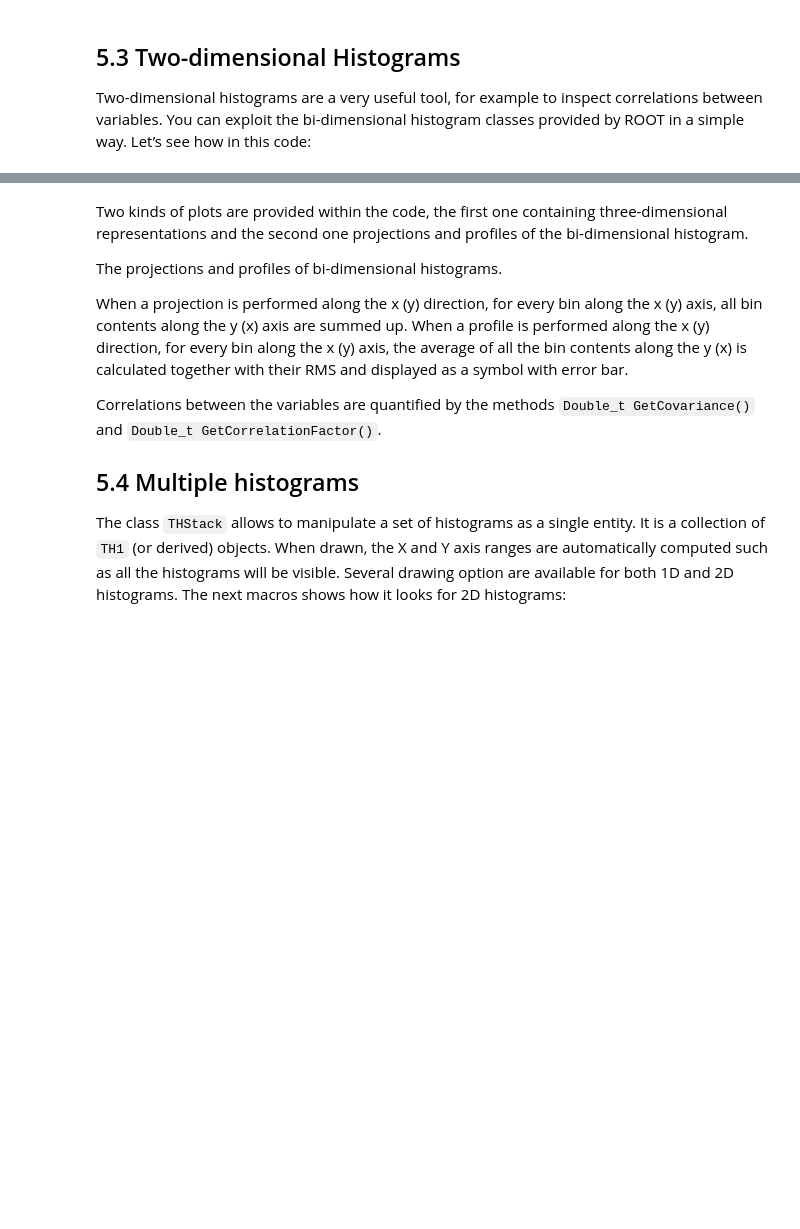
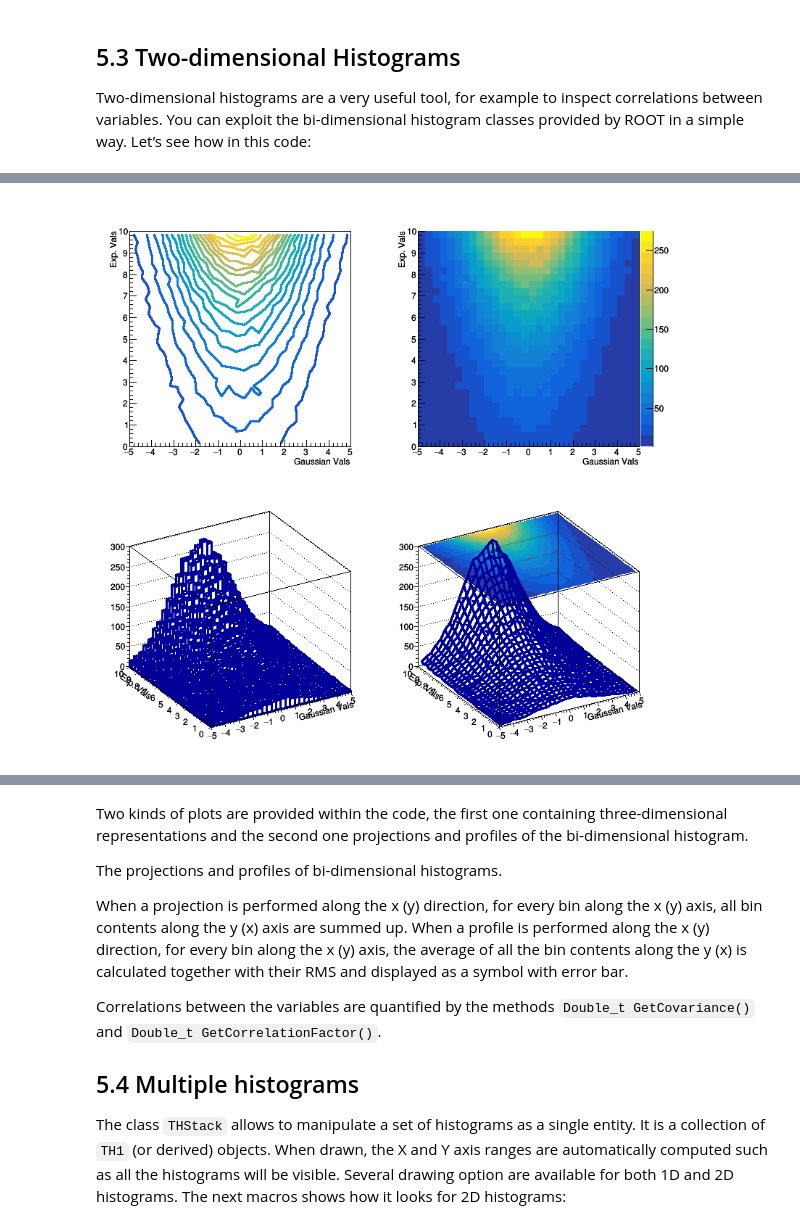
Before and after one commit to bytemonster/ROOT-Primer, a Jupyter notebook: notebooks/5-Histograms.ipynb, the cells around one changed output, grey strips where cells are left out. Cells and saved outputs as stored; diff of their text form; code cells hidden in the pictures; blank space fills up the shorter version.

```diff
--- a/notebooks/5-Histograms.ipynb
+++ b/notebooks/5-Histograms.ipynb
@@ -150,35 +152,25 @@ Two-dimensional histograms are a very useful tool, for example to inspect correl
 # %%
-
 // Draw a Bidimensional Histogram in many ways
 // together with its profiles and projections
 
-    gStyle->SetPalette(kBird);
-    gStyle->SetOptStat(0);
-    gStyle->SetOptTitle(0);
+gStyle->SetPalette(kBird);
+gStyle->SetOptStat(0);
+gStyle->SetOptTitle(0);
 
-    TH2F bidi_h("bidi_h","2D Histo;Gaussian Vals;Exp. Vals",
-                30,-5,5,  // X axis
-                30,0,10); // Y axis
+TH2F bidi_h("bidi_h","2D Histo;Gaussian Vals;Exp. Vals",
+            30,-5,5,  // X axis
+            30,0,10); // Y axis
 
-    TRandom3 rgen_5_3;
-    for (int i=0;i<500000;i++)
-        bidi_h.Fill(rgen_5_3.Gaus(0,2),10-rgen_5_3.Exp(4),.1);
+TRandom3 rgen_5_3;
+for (int i=0;i<500000;i++)
+    bidi_h.Fill(rgen_5_3.Gaus(0,2),10-rgen_5_3.Exp(4),.1);
 
-    auto canvas_5_3_1=new TCanvas("canvas_5_3","canvas_5_3",800,800);
-    canvas_5_3_1->Divide(2,2);
-    canvas_5_3_1->cd(1);bidi_h.DrawClone("Cont1");
-    canvas_5_3_1->cd(2);bidi_h.DrawClone("Colz");
-    canvas_5_3_1->cd(3);bidi_h.DrawClone("lego2");
-    canvas_5_3_1->cd(4);bidi_h.DrawClone("surf3");
-
+auto canvas_5_3_1=new TCanvas("canvas_5_3_1","canvas_5_3_1",800,800);
+canvas_5_3_1->Divide(2,2);
+canvas_5_3_1->cd(1);bidi_h.Draw("Cont1");
+canvas_5_3_1->cd(2);bidi_h.Draw("Colz");
+canvas_5_3_1->cd(3);bidi_h.Draw("lego");
+canvas_5_3_1->cd(4);bidi_h.Draw("surf3");
     // Profiles and Projections
-    auto canvas_5_3_2=new TCanvas("canvas_5_3_2","canvas_5_3_2",800,800);
-    canvas_5_3_2->Divide(2,2);
-    canvas_5_3_2->cd(1);bidi_h.ProjectionX()->DrawClone();
-    canvas_5_3_2->cd(2);bidi_h.ProjectionY()->DrawClone();
-    canvas_5_3_2->cd(3);bidi_h.ProfileX()->DrawClone();
-    canvas_5_3_2->cd(4);bidi_h.ProfileY()->DrawClone();
-
-    canvas_5_3_1->Draw();
-    canvas_5_3_2->Draw();
+canvas_5_3_1->Draw();
 # %% [output]
@@ -186,0 +177 @@ Two-dimensional histograms are a very useful tool, for example to inspect correl
+[figure, added]
```
Also changed, not shown: parts of 5 cells of this notebook, 9 other files.
